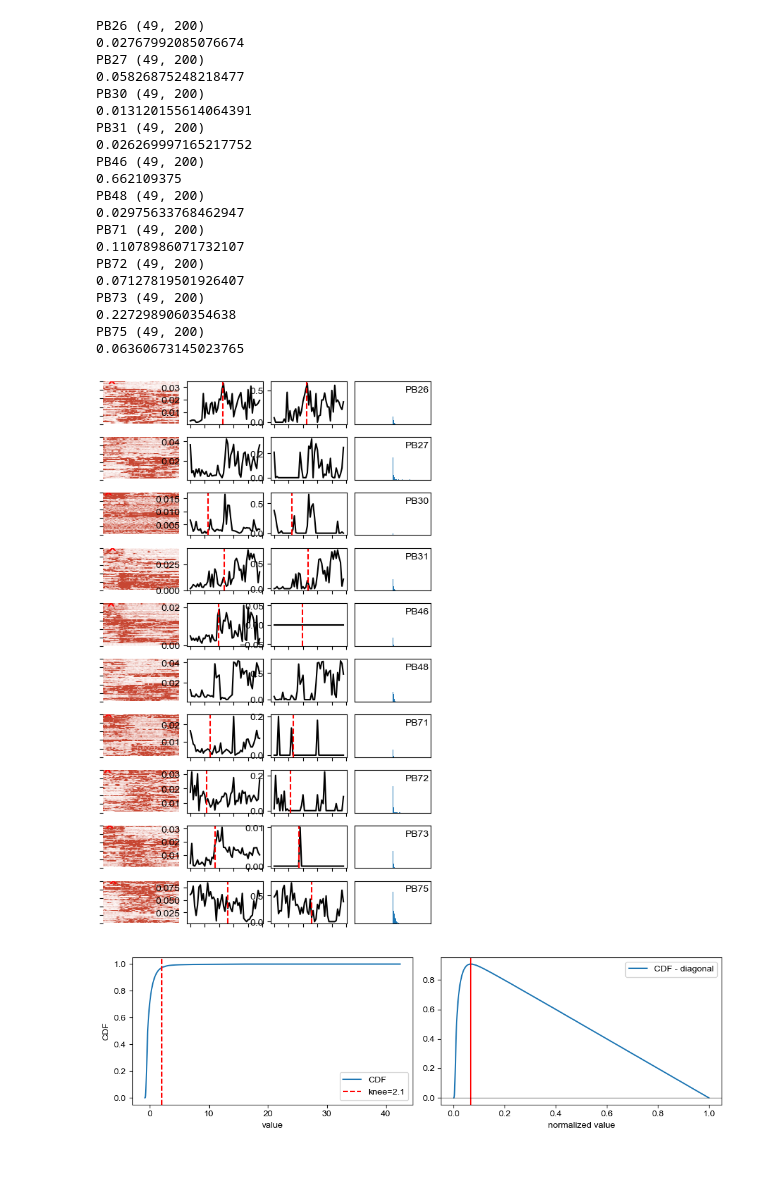
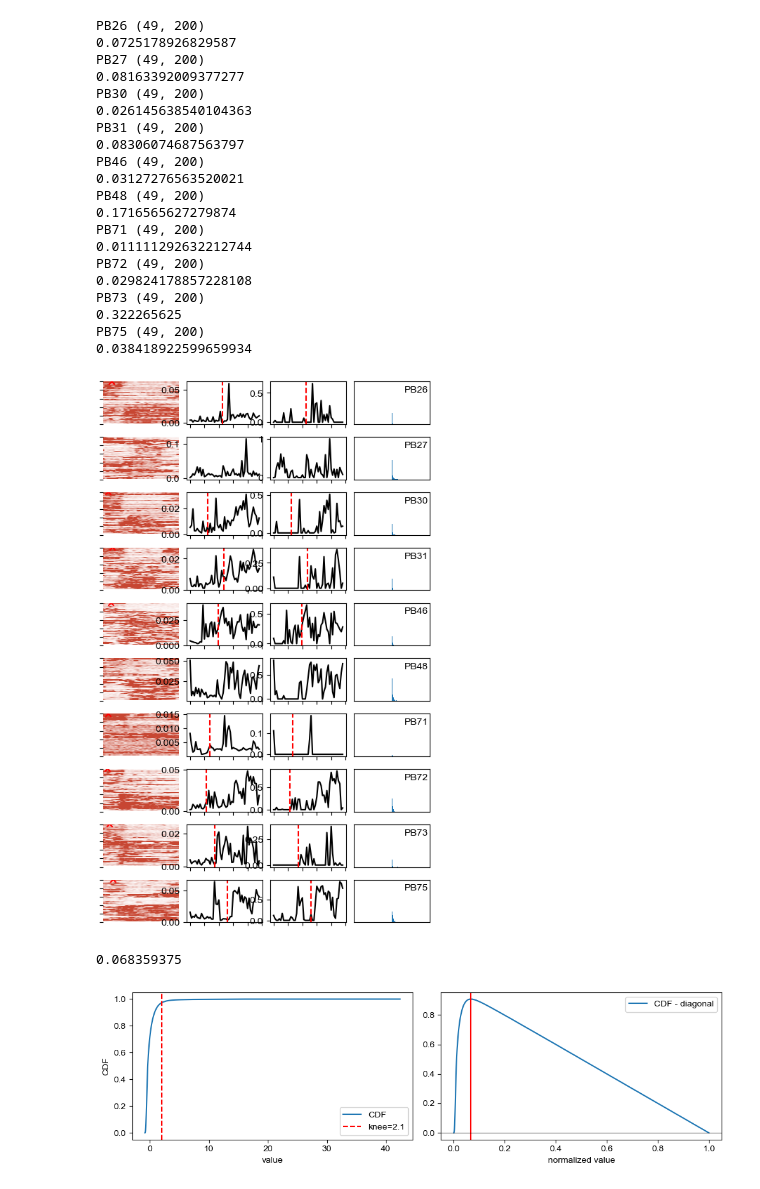
Before and after one commit to jaimemcc/bazzino, a Jupyter notebook: notebooks/behav_indvidual_rats.ipynb, the cells around one changed output. Drawn from its saved outputs; the diff is of its cells as text; code cells hidden in the pictures.

```diff
--- a/notebooks/behav_indvidual_rats.ipynb
+++ b/notebooks/behav_indvidual_rats.ipynb
@@ -34,6 +34,12 @@ with open(DATAFOLDER / "movement_data.pickle", "rb") as f:
 x_array = data["x_movement"]
 snips_movement = data["snips_movement"]
 
+with open(DATAFOLDER / "test_data.pickle", "rb") as f:
+    data = dill.load(f)
+
+x_test = data["x_test"]
+snips_test = data["snips_test"]
+
 with open(DATAFOLDER / "sigmoidal_fits.pickle", "rb") as f:
     fits = dill.load(f)
 
@@ -121,50 +175,51 @@ for i, rat in enumerate(rats):
     print(thr)
 
     # threshold from all rats
-    # thr = otsu_threshold(snips_still.flatten())
+    thr = otsu_threshold(snips_movement.flatten())
+    thr=0.03
 
     ax[i, 2].plot(get_time_moving(snips_tmp, threshold=thr), color='k')
     ax[i, 2].set_xticks([0, 10, 20, 30, 40, 50], labels=["","","","","",""])
 
     try:
         transition_point = fits_df_cluster_raw.query("id == @rat").x0_orig.values[0]
         ax[i, 0].scatter(transition_point, -0.6, color='r', marker='x')
         ax[i, 1].axvline(transition_point, color='r', linestyle='--')
         ax[i, 2].axvline(transition_point, color='r', linestyle='--')
     except:
         pass
 
 
     ax[i, 3].hist(snips_tmp.flatten(), bins=1000)
     ax[i, 3].set_xlim([-1, 1])
     ax[i, 3].set_xticks([])
     ax[i, 3].set_yticks([])
 
     ax[i, 3].text(0.98, 0.9, rat, transform=ax[i, 3].transAxes, ha='right', va='top')
 
-f.savefig(RESULTSFOLDER / "figure_snips_movement_deplete_45NaCl_individualrats.png", bbox_inches='tight')
+# f.savefig(RESULTSFOLDER / "figure_snips_movement_deplete_45NaCl_individualrats.png", bbox_inches='tight')
 # %% [output]
 PB26 (49, 200)
-0.02767992085076674
+0.0725178926829587
 PB27 (49, 200)
-0.05826875248218477
+0.08163392009377277
 PB30 (49, 200)
-0.013120155614064391
+0.026145638540104363
 PB31 (49, 200)
-0.026269997165217752
+0.08306074687563797
 PB46 (49, 200)
-0.662109375
+0.03127276563520021
 PB48 (49, 200)
-0.02975633768462947
+0.1716565627279874
 PB71 (49, 200)
-0.11078986071732107
+0.011111292632212744
 PB72 (49, 200)
-0.07127819501926407
+0.029824178857228108
 PB73 (49, 200)
-0.2272989060354638
+0.322265625
 PB75 (49, 200)
-0.06360673145023765
+0.038418922599659934
-[figure, old version]
+[figure, new version]
 # %%
 
 
@@ -173,3 +228,7 @@ thr = otsu_threshold(snips_still.flatten())
+# %%
+thr
+# %% [output]
+0.068359375
 # %%
 def knee_cdf_threshold(values, frac_clip=0.01, plot=False):
     """Detect a knee (elbow) on the empirical CDF of `values` and return
```
Also changed, not shown: parts of 8 cells of this notebook, 3 other files.
